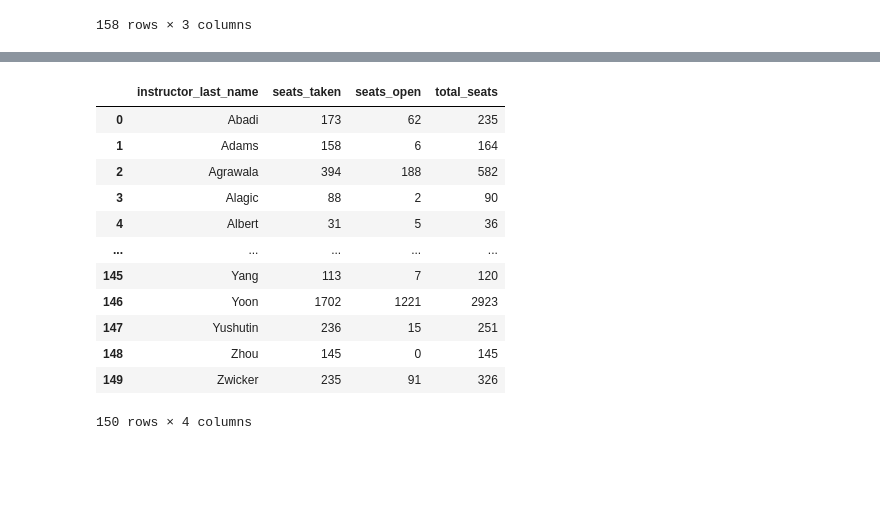
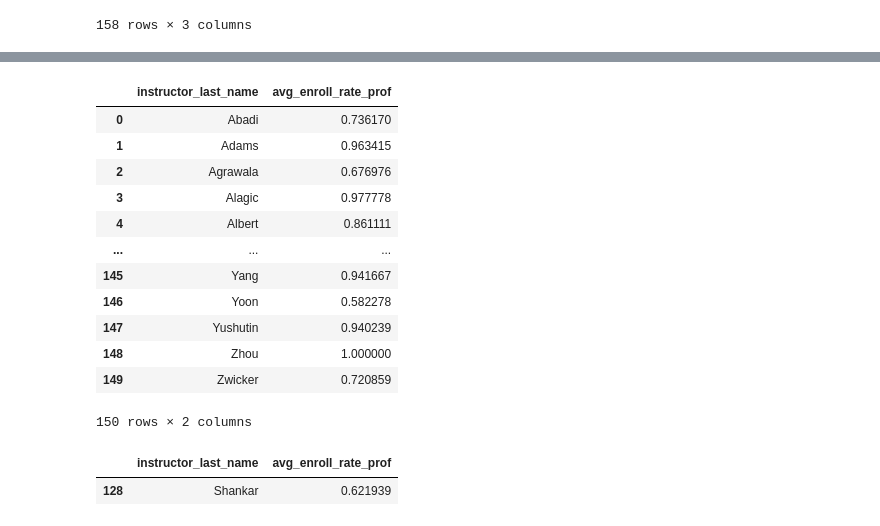
Before and after one commit to WesJD/cmsc320-final, a Jupyter notebook: project.ipynb, the cells around one changed output, grey strips where cells are left out. Saved outputs shown, nothing was run; the diff lists cells and outputs as text; code cells hidden in the pictures; blank space fills up the shorter version.

```diff
--- a/project.ipynb
+++ b/project.ipynb
@@ -537,0 +548,7 @@ duplicates
+# %%
+enroll_rateDf =  enroll_rateDf.set_index("instructor_name")
+bad_enrollDf = enroll_rateDf.drop(["Jia-Bin Huang", "Min Wu"], axis=0)
+bad_enrollDf = bad_enrollDf.reset_index(0)
+bad_enrollDf = bad_enrollDf.groupby("instructor_last_name").sum()
+bad_enrollDf = bad_enrollDf.reset_index(0)
+bad_enrollDf
@@ -538,21 +569,25 @@ duplicates
 # %%
-enroll_rateDf["instructor_last_name"] = enroll_rateDf.instructor_name.apply(lambda x: x.split()[-1])
-bad_enrollDf = enroll_rateDf.groupby("instructor_last_name").sum()
-bad_enrollDf = bad_enrollDf.reset_index(0)
+bad_enrollDf["avg_enroll_rate_prof"] = bad_enrollDf.seats_taken / bad_enrollDf.total_seats
+bad_enrollDf.drop(["seats_taken", "seats_open", "total_seats"], axis=1, inplace=True)
 bad_enrollDf
 # %% [output]
-|  | instructor_last_name | seats_taken | seats_open | total_seats |
-| 0 | Abadi | 173 | 62 | 235 |
-| 1 | Adams | 158 | 6 | 164 |
-| 2 | Agrawala | 394 | 188 | 582 |
-| 3 | Alagic | 88 | 2 | 90 |
-| 4 | Albert | 31 | 5 | 36 |
-| ... | ... | ... | ... | ... |
-| 145 | Yang | 113 | 7 | 120 |
-| 146 | Yoon | 1702 | 1221 | 2923 |
-| 147 | Yushutin | 236 | 15 | 251 |
-| 148 | Zhou | 145 | 0 | 145 |
-| 149 | Zwicker | 235 | 91 | 326 |
+|  | instructor_last_name | avg_enroll_rate_prof |
+| 0 | Abadi | 0.736170 |
+| 1 | Adams | 0.963415 |
+| 2 | Agrawala | 0.676976 |
+| 3 | Alagic | 0.977778 |
+| 4 | Albert | 0.861111 |
+| ... | ... | ... |
+| 145 | Yang | 0.941667 |
+| 146 | Yoon | 0.582278 |
+| 147 | Yushutin | 0.940239 |
+| 148 | Zhou | 1.000000 |
+| 149 | Zwicker | 0.720859 |
-150 rows × 4 columns
+150 rows × 2 columns
+# %%
+bad_enrollDf.loc[bad_enrollDf.instructor_last_name == "Shankar"]
+# %% [output]
+|  | instructor_last_name | avg_enroll_rate_prof |
+| 128 | Shankar | 0.621939 |
 # %%
 # pd.reset_option()
```
Also changed, not shown: parts of 8 cells of this notebook.
